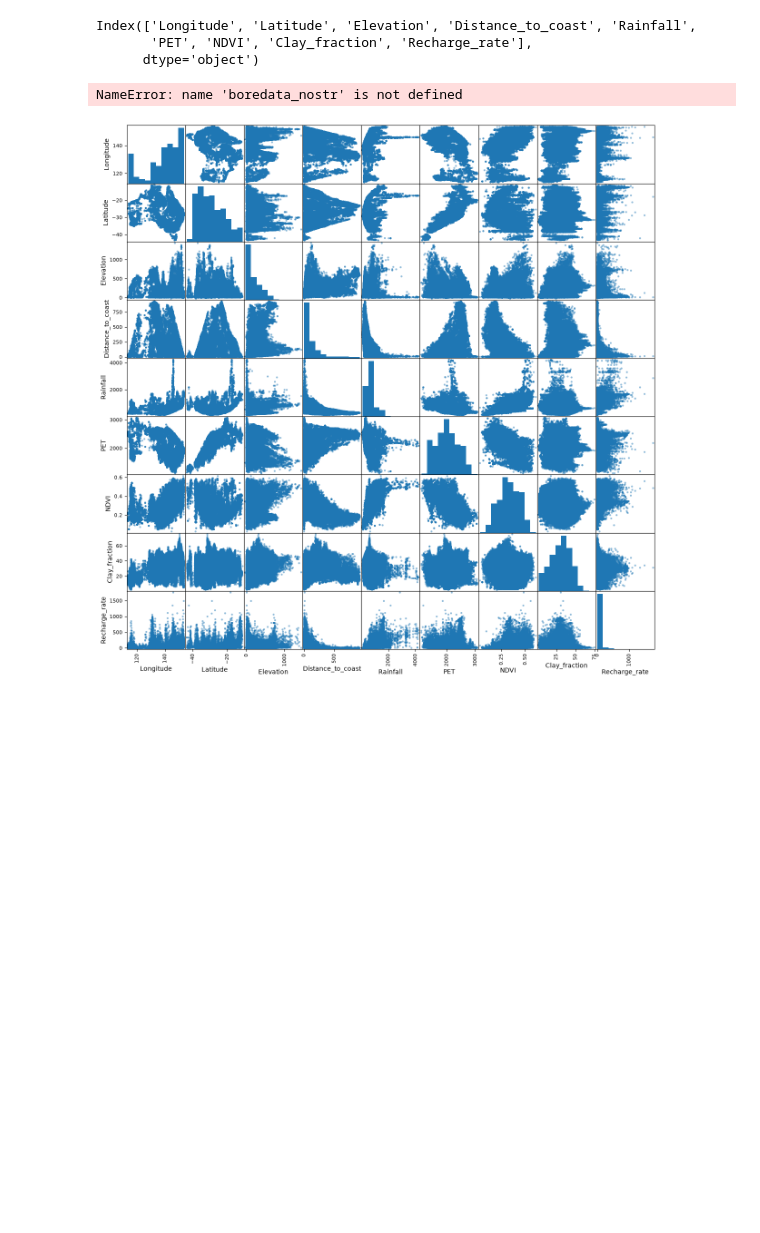
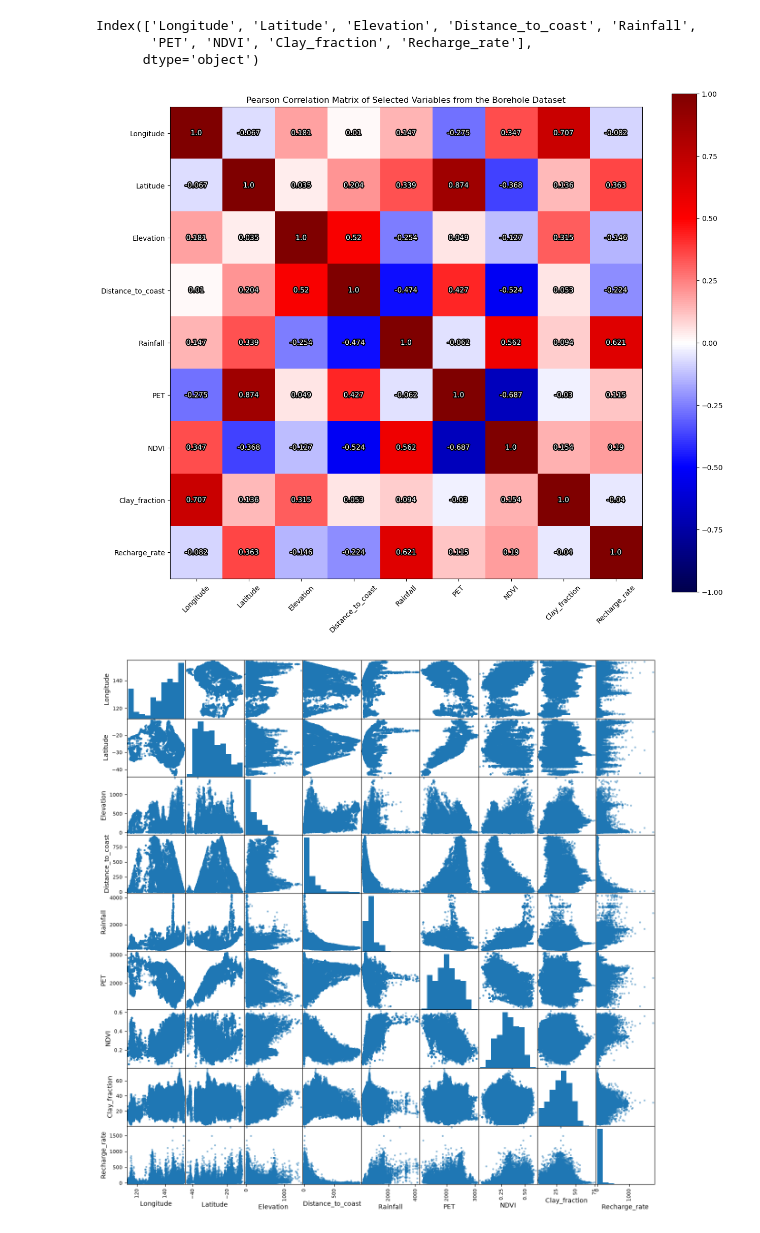
Before and after one commit to Matei-Stoica-Uni/Capstone-Case-Study---Australia, a Jupyter notebook: AUS_gw_recharge_capstonecasestudy.ipynb, the cells around one changed output. Saved outputs shown, nothing was run; the diff lists cells and outputs as text; code cells hidden in the pictures; blank space fills up the shorter version.

Commit message:
added diverging cmap for correlation matrix

```diff
--- a/AUS_gw_recharge_capstonecasestudy.ipynb
+++ b/AUS_gw_recharge_capstonecasestudy.ipynb
@@ -129,32 +129,31 @@ soil_class_ref_reverse = {'Vertosols': 1,'Sodosols': 2,'Dermosols': 3,'Chromsols
 # %%
 import matplotlib.patheffects as path_effects
 
-labels = ['Longitude', 'Latitude', 'Elevation', 'Distance_to_coast', 'Rainfall',
-       'PET', 'NDVI', 'Clay_fraction', 'Recharge_rate']
-corrcoefs = np.around(np.array(boredata_nostr.corr(method='pearson')),decimals=3)
+labels = list(boredata_numeric.columns)
+corrcoefs = np.around(np.array(boredata_numeric.corr(method='pearson')),decimals=3)
 
 
 fig, ax = plt.subplots(figsize=(15,15))
-cax = ax.imshow(corrcoefs)
+cax = ax.imshow(corrcoefs, cmap='seismic', vmax=1, vmin=-1)
 
 # Show all ticks and label them with the respective list entries
 ax.set_xticks(range(len(labels)), labels=labels,
-              rotation=45, rotation_mode="xtick")
+              rotation=45)
 ax.set_yticks(range(len(labels)), labels=labels)
 
 # Loop over data dimensions and create text annotations.
 for i in range(len(labels)):
     for j in range(len(labels)):
         text = ax.text(j, i, corrcoefs[i, j],
                        ha="center", va="center", color="w")
         text.set_path_effects([path_effects.Stroke(linewidth=3, foreground='black'),
                        path_effects.Normal()])
 
 ax.set_title("Pearson Correlation Matrix of Selected Variables from the Borehole Dataset")
 plt.colorbar(cax, shrink=0.85)
 plt.show()
 # %% [output]
-NameError: name 'boredata_nostr' is not defined
+[figure, added]
 # %%
 pd.plotting.scatter_matrix(boredata_nostr, figsize=(15,15));
 # %% [output]
```
Also changed, not shown: parts of 1 cell of this notebook.
